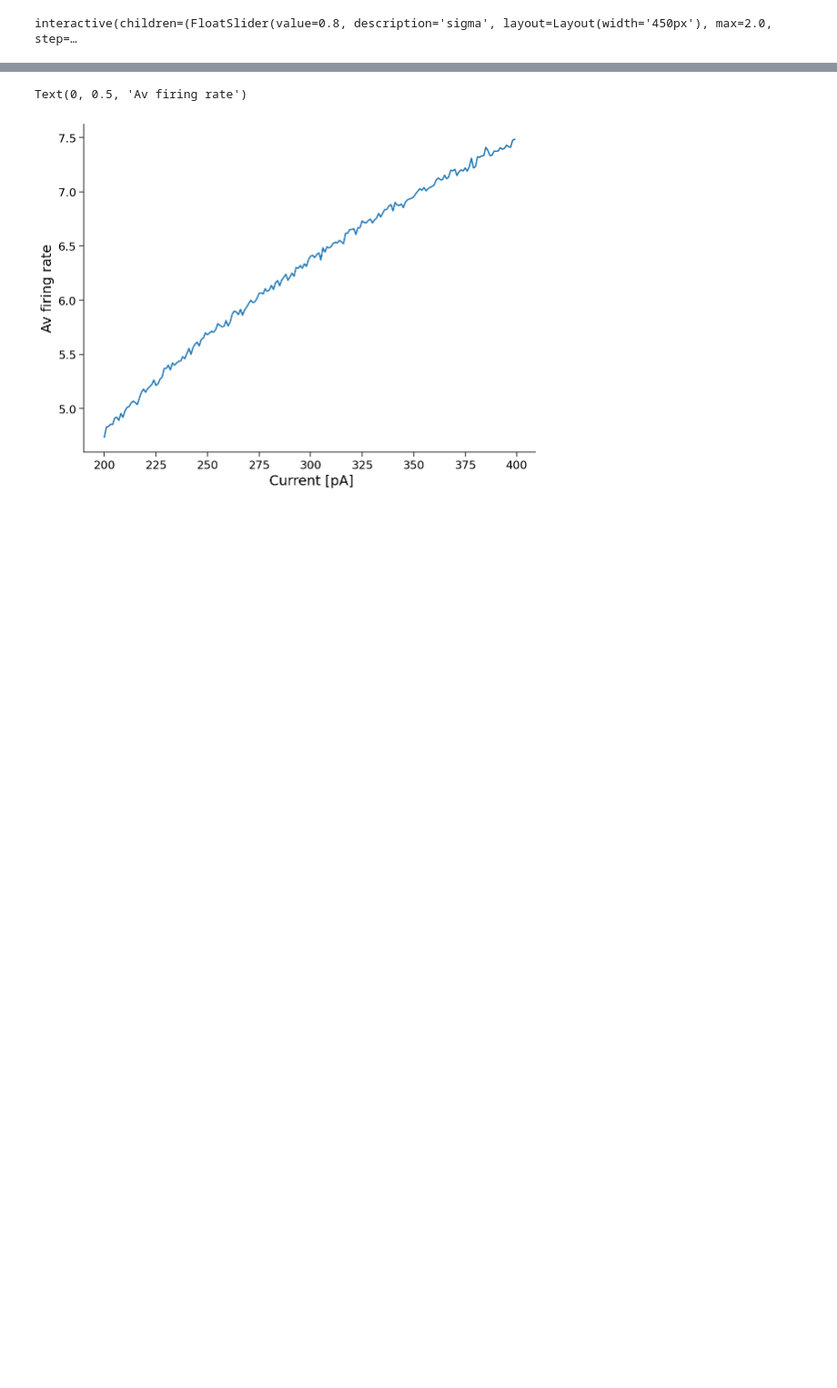
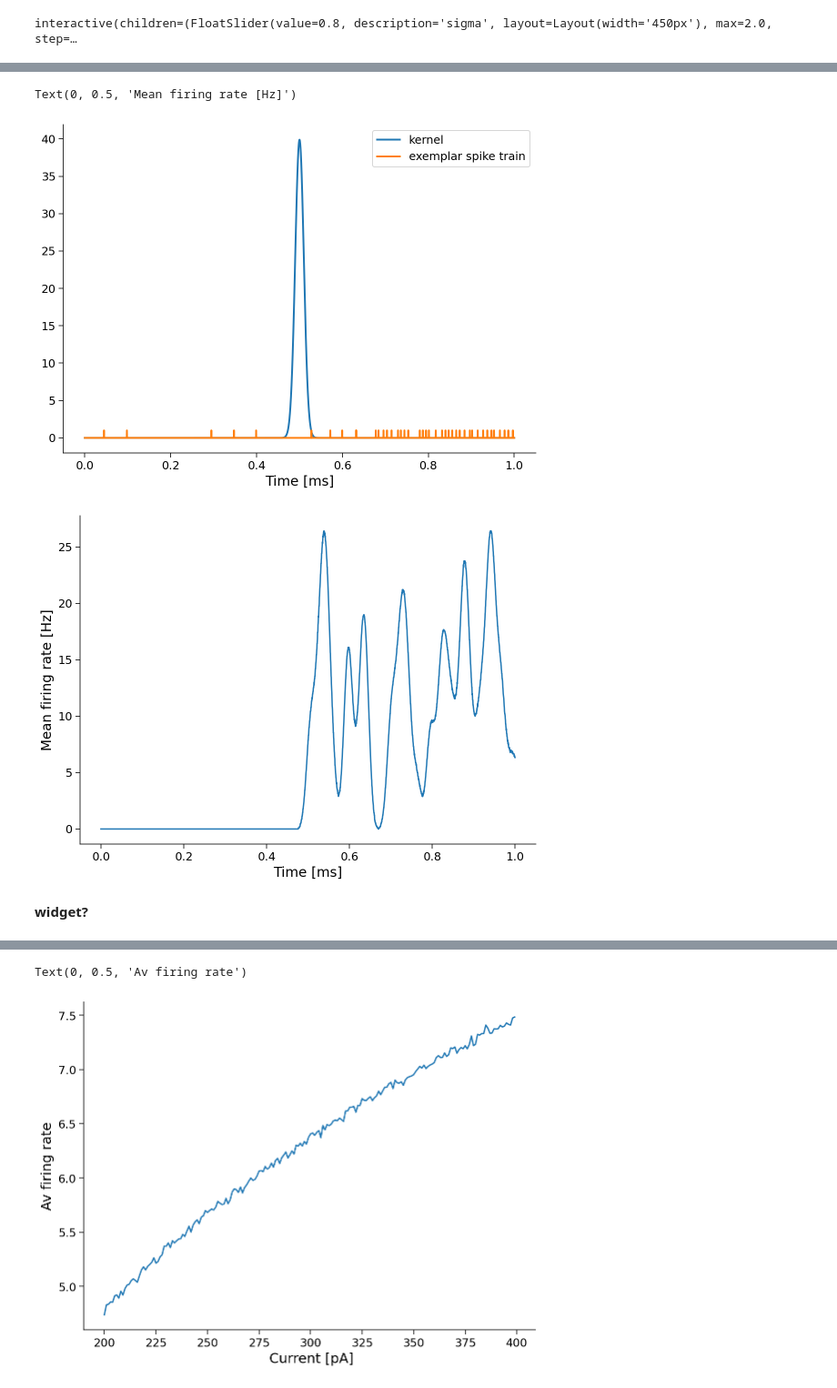
Before and after one commit to fblondiaux/LGBIO2072-2020, a Jupyter notebook: LGBIO2072_TP2.ipynb, the cells around one changed output, grey strips where cells are left out. Shown at 91% size. Saved outputs shown, nothing was run; the diff lists cells and outputs as text; code cells hidden in the pictures; blank space fills up the shorter version.

```diff
--- a/LGBIO2072_TP2.ipynb
+++ b/LGBIO2072_TP2.ipynb
@@ -219,0 +295,44 @@ interactive(children=(FloatSlider(value=0.2, description='Dt', layout=Layout(wid
+# %%
+def gaussian_kernel(time_vector,sigma):
+  """
+  This function generates the gaussian kernel to compute the firing rate of a given spike trains
+
+  Inputs :
+  -time_vector is the time span of the kernel
+  -sigma is the width of the gaussian distribution
+
+  Outputs:
+  -kernel is the distribution
+  """
+  kernel = 1/(sigma*np.sqrt(2*np.pi)) * np.exp(-(time_vector-time_vector[-1]/2)**2/(2*sigma**2))
+  return kernel
+
+#Run the lines below to test your code
+
+
+S, dt = load_dataset()
+Firing_rate = np.zeros_like(S)
+
+t_range = np.linspace(0,1,S.shape[1])
+kernel = gaussian_kernel(t_range,0.01)
+for ii in range(Firing_rate.shape[0]):
+  Firing_rate[ii,:] = firing_rate(S[ii,:],kernel)
+
+mean_firing_rate = np.mean(Firing_rate,0)
+
+fig, ax1 = plt.subplots()
+ax1.plot(t_range,kernel,label="kernel",LineWidth=2)
+ax1.plot(t_range,S[1,:],label="exemplar spike train",LineWidth=2)
+ax1.set_xlabel('Time [ms]')
+ax1.legend()
+
+fig, ax = plt.subplots()
+ax.plot(t_range,mean_firing_rate)
+ax.set_xlabel("Time [ms]")
+ax.set_ylabel("Mean firing rate [Hz]")
+# %% [output]
+Text(0, 0.5, 'Mean firing rate [Hz]')
+[figure, added]
+[figure, added]
+# %% [markdown]
+**widget?**
```
Also changed, not shown: parts of 17 cells of this notebook.
